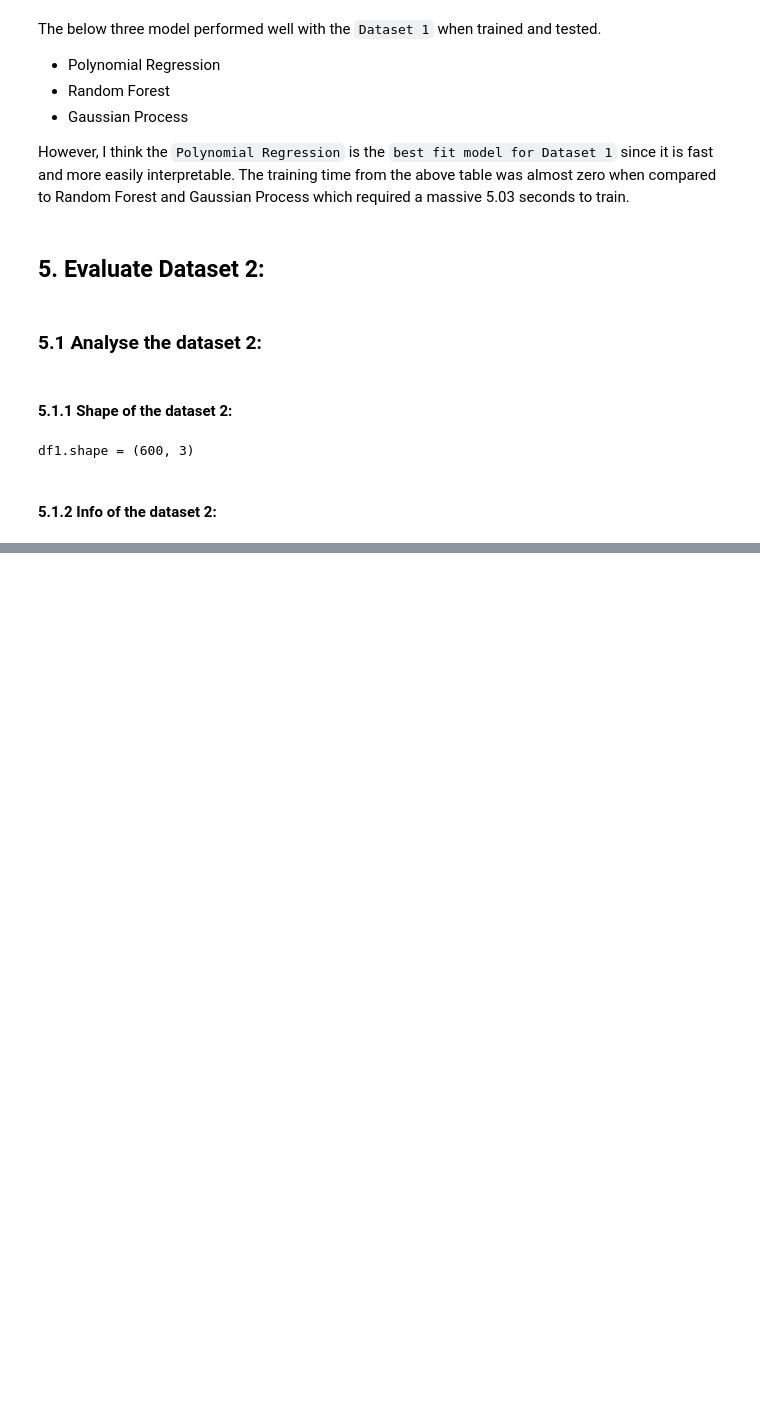
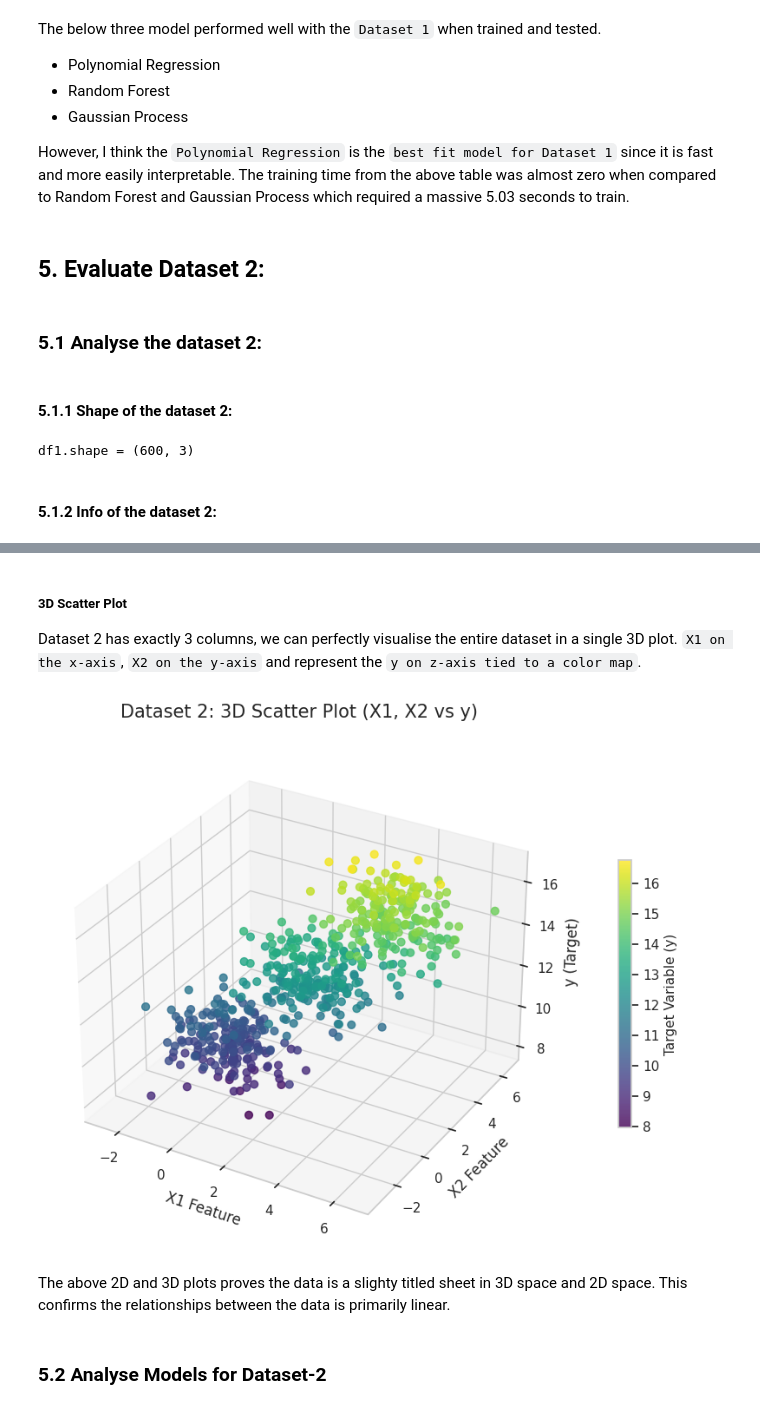
Before and after one commit to huzefar/oxford, a Jupyter notebook: CML/workspace/Task-1.ipynb, the cells around one changed output, grey strips where cells are left out. Drawn from its saved outputs; the diff is of its cells as text; code cells hidden in the pictures; blank space fills up the shorter version.

```diff
--- a/CML/workspace/Task-1.ipynb
+++ b/CML/workspace/Task-1.ipynb
@@ -403,0 +488,33 @@ df2.info()
+# %% [markdown]
+##### 3D Scatter Plot
+
+Dataset 2 has exactly 3 columns, we can perfectly visualise the entire dataset in a single 3D plot. `X1 on the x-axis`, `X2 on the y-axis` and represent the `y on z-axis tied to a color map`.
+# %%
+fig = plt.figure(figsize=(10, 8))
+ax = fig.add_subplot(111, projection='3d')
+
+scatter = ax.scatter(
+    df2['X1'],
+    df2['X2'],
+    df2['y'],
+    c=df2['y'],
+    cmap='viridis',
+    alpha=0.8,
+    s=40
+)
+
+# Add labels
+ax.set_title("Dataset 2: 3D Scatter Plot (X1, X2 vs y)", fontsize=15, pad=20)
+ax.set_xlabel("X1 Feature", fontsize=12)
+ax.set_ylabel("X2 Feature", fontsize=12)
+ax.set_zlabel("y (Target)", fontsize=12)
+
+# color bar
+cbar = plt.colorbar(scatter, ax=ax, shrink=0.5, pad=0.1)
+cbar.set_label('Target Variable (y)', fontsize=11)
+
+plt.show()
+# %% [output]
+[figure, added]
+# %% [markdown]
+The above 2D and 3D plots proves the data is a slighty titled sheet in 3D space and 2D space. This confirms the relationships between the data is primarily linear.
@@ -403,0 +535,2 @@ df2.info()
+# %% [markdown]
+### 5.2 Analyse Models for Dataset-2
```
Also changed, not shown: parts of 23 cells of this notebook.
